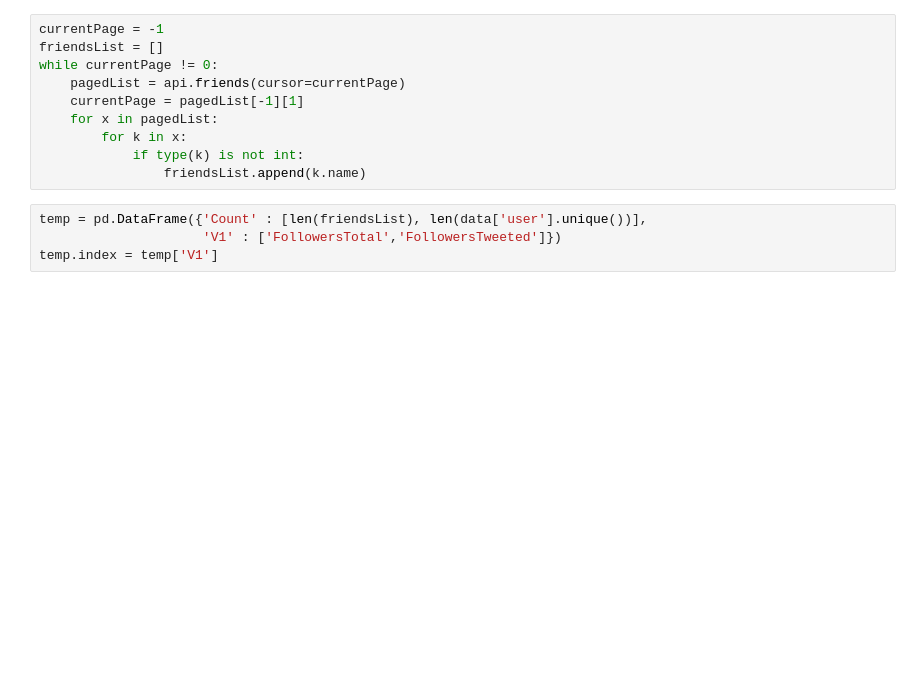
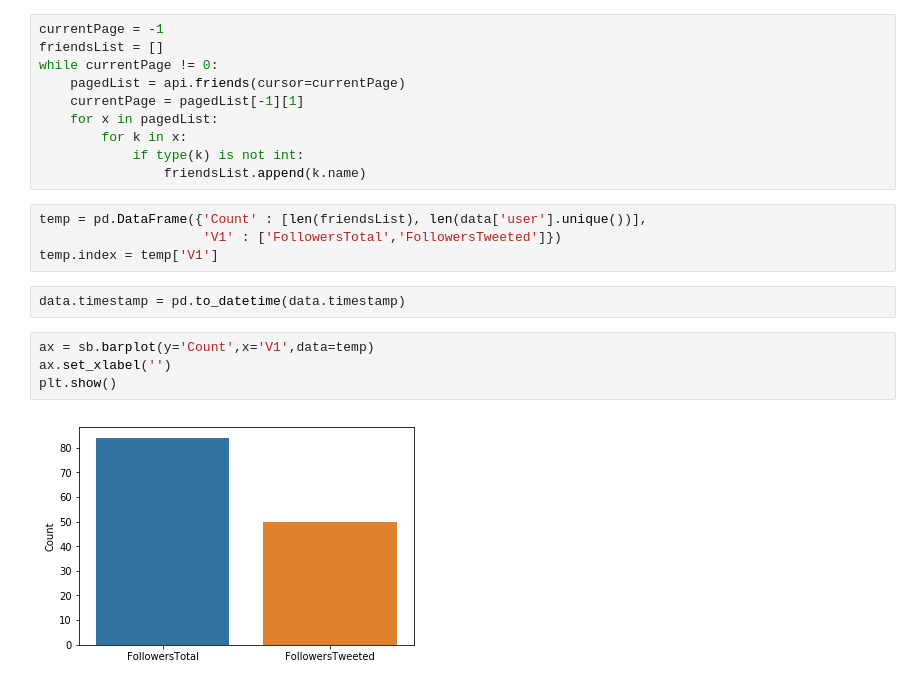
Before and after one commit to CalebWelch/music_theory_twitter, a Jupyter notebook: Untitled1.ipynb, the cells around one changed output. Cells and saved outputs as stored; diff of their text form; blank space fills up the shorter version.

```diff
--- a/Untitled1.ipynb
+++ b/Untitled1.ipynb
@@ -47,6 +45,14 @@ while currentPage != 0:
 temp = pd.DataFrame({'Count' : [len(friendsList), len(data['user'].unique())],
                      'V1' : ['FollowersTotal','FollowersTweeted']})
 temp.index = temp['V1']
+# %%
+data.timestamp = pd.to_datetime(data.timestamp)
+# %%
+ax = sb.barplot(y='Count',x='V1',data=temp)
+ax.set_xlabel('')
+plt.show()
+# %% [output]
+[figure, added]
 # %%
 temp
 # %% [output]
```
Also changed, not shown: parts of 8 cells of this notebook, 1 other file.
